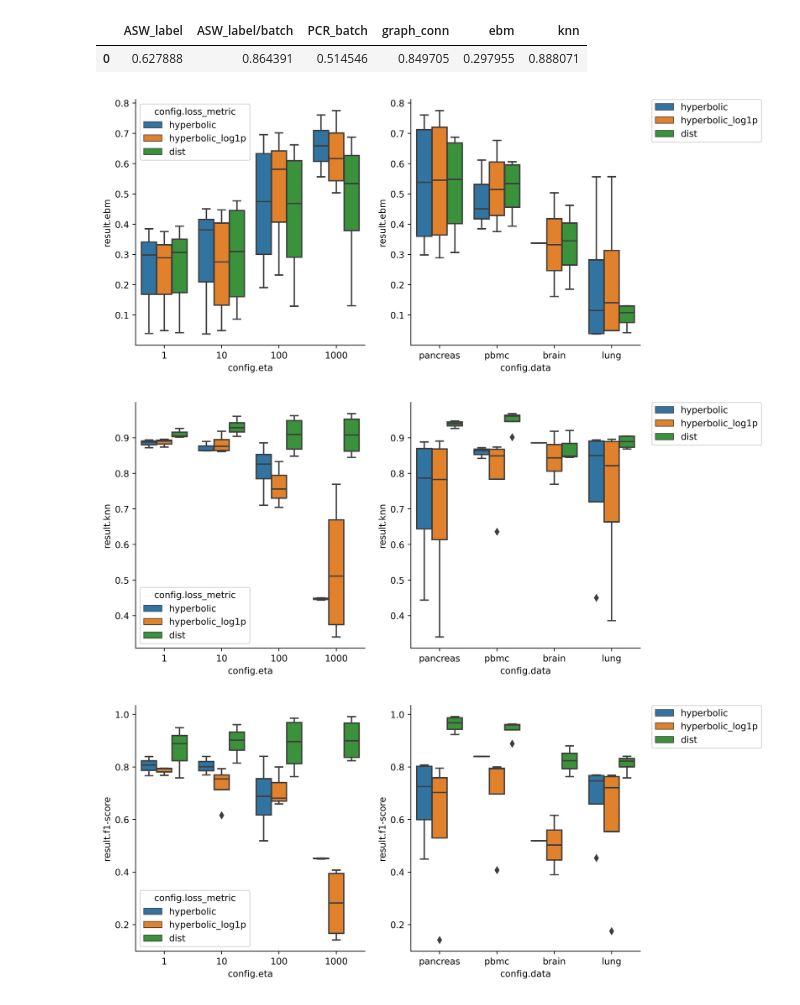
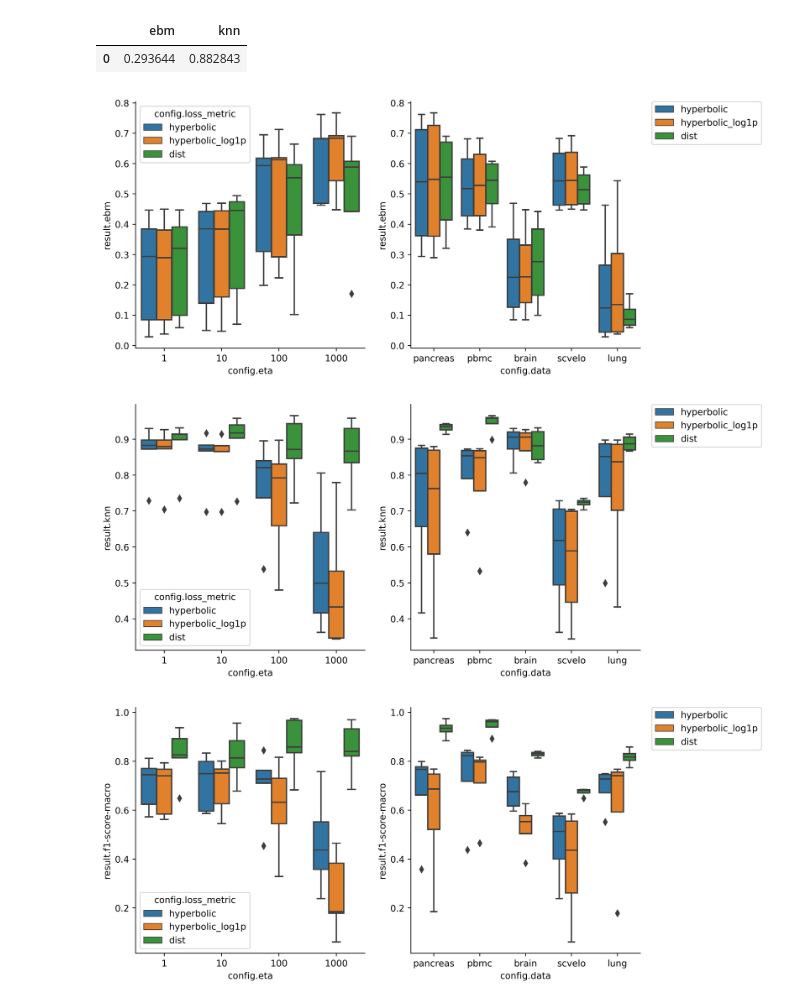
Before and after one commit to theislab/scPoli_reproduce, a Jupyter notebook: hyperopt/ResultsHyperbolic.ipynb, the cells around one changed output. Saved outputs shown, nothing was run; the diff lists cells and outputs as text; code cells hidden in the pictures.

```diff
--- a/hyperopt/ResultsHyperbolic.ipynb
+++ b/hyperopt/ResultsHyperbolic.ipynb
@@ -6,15 +6,18 @@ import seaborn as sns
 
 plt.rcParams['figure.dpi'] = 500
 # %%
-results = seml.get_results('hyperbolic', to_data_frame=True)
+results = seml.get_results('hyperbolic_new', to_data_frame=True)
 # %%
 results['result.integration_scores'].iloc[0]
 # %% [output]
-|  | ASW_label | ASW_label/batch | PCR_batch | graph_conn | ebm | knn |
-| 0 | 0.627888 | 0.864391 | 0.514546 | 0.849705 | 0.297955 | 0.888071 |
+|  | ebm | knn |
+| 0 | 0.293644 | 0.882843 |
 # %%
-results['result.f1-score'] = results['result.classification_report'].apply(
+results['result.f1-score-macro'] = results['result.classification_report'].apply(
     lambda x: x.loc['macro avg']['f1-score']
+)
+results['result.f1-score-weighted'] = results['result.classification_report'].apply(
+    lambda x: x.loc['weighted avg']['f1-score']
 )
 for score in list(results['result.integration_scores'].loc[0].columns):
     results[f'result.{score}'] = results['result.integration_scores'].apply(
@@ -39,7 +42,7 @@ for i, hyperparam in enumerate(['eta']):
     ax[1].legend(bbox_to_anchor=(1.05, 1), loc=2, borderaxespad=0.)
 sns.despine()
 # %% [output]
-[figure, old version]
+[figure, new version]
 # %%
 RESULT = 'knn'
 fig, ax = plt.subplots(1, 2, figsize=(10, 5))
@@ -59,24 +62,24 @@ for i, hyperparam in enumerate(['eta']):
     ax[1].legend(bbox_to_anchor=(1.05, 1), loc=2, borderaxespad=0.)
 sns.despine()
 # %% [output]
-[figure, old version]
+[figure, new version]
 # %%
-RESULT = 'f1-score'
+RESULT = 'f1-score-macro'
 fig, ax = plt.subplots(1, 2, figsize=(10, 5))
 for i, hyperparam in enumerate(['eta']):
     sns.boxplot(
         x=results[f'config.{hyperparam}'],
         y=results[f'result.{RESULT}'],
         hue=results['config.loss_metric'],
         ax=ax[0]
     )
     sns.boxplot(
         x=results[f'config.data'],
         y=results[f'result.{RESULT}'],
         hue=results['config.loss_metric'],
         ax=ax[1]
     )
     ax[1].legend(bbox_to_anchor=(1.05, 1), loc=2, borderaxespad=0.)
 sns.despine()
 # %% [output]
-[figure, old version]
+[figure, new version]
```
Also changed, not shown: parts of 6 cells of this notebook, 33 other files.
